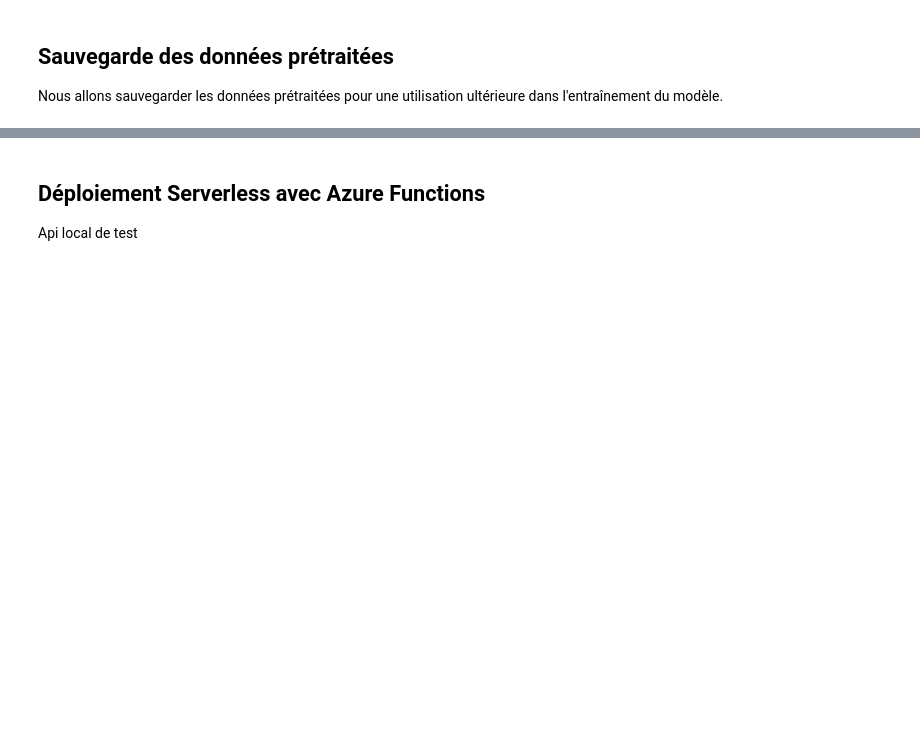
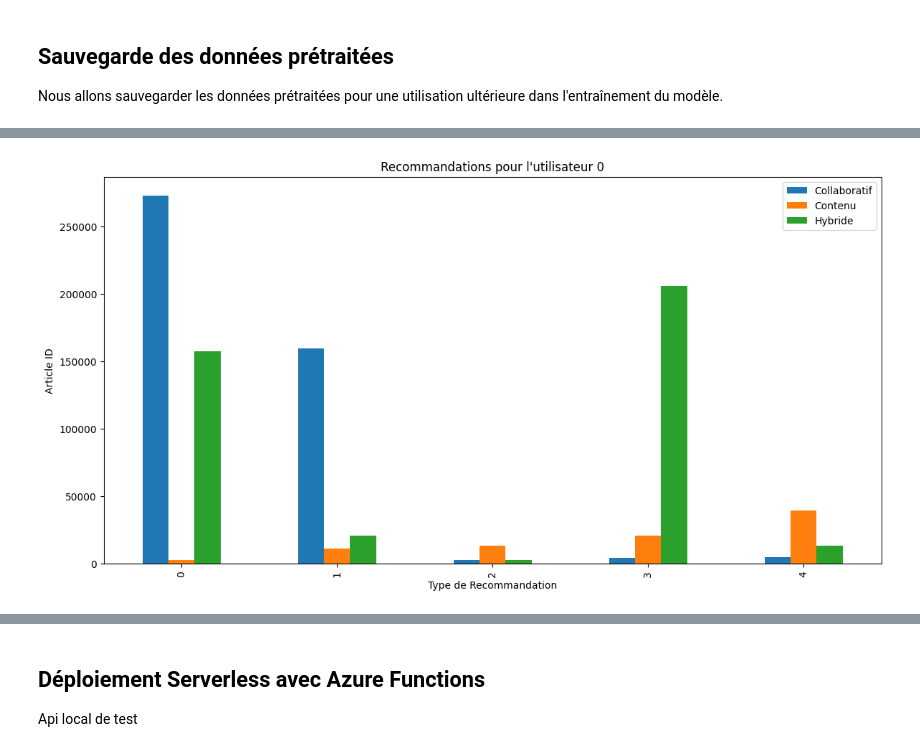
Before and after one commit to emiled107/09_Realiser_une_application_de_recommandation_de_contenu, a Jupyter notebook: notebooks/09_Realiser_une_application_de_recommandation_de_contenu.ipynb, the cells around one changed output, grey strips where cells are left out. Cells and saved outputs as stored; diff of their text form; code cells hidden in the pictures; blank space fills up the shorter version.

```diff
--- a/notebooks/09_Realiser_une_application_de_recommandation_de_contenu.ipynb
+++ b/notebooks/09_Realiser_une_application_de_recommandation_de_contenu.ipynb
@@ -192,20 +268,34 @@ analysis_results
 # %% [markdown]
 preapration des data
 # %%
-# Transformation des données
 # Encodage des variables catégorielles
-label_encoder = LabelEncoder()
-clicks_sample_df['user_id'] = label_encoder.fit_transform(clicks_sample_df['user_id'])
-clicks_sample_df['article_id'] = label_encoder.fit_transform(clicks_sample_df['article_id'])
+label_encoder_user = LabelEncoder()
+label_encoder_article = LabelEncoder()
+
+# Ajuster le LabelEncoder sur tous les articles présents dans les deux DataFrames
+all_articles = pd.concat([clicks_sample_df['click_article_id'], articles_metadata_df['article_id']]).unique()
+label_encoder_article.fit(all_articles)
+
+clicks_sample_df['user_id'] = label_encoder_user.fit_transform(clicks_sample_df['user_id'])
+clicks_sample_df['click_article_id'] = label_encoder_article.transform(clicks_sample_df['click_article_id'])
+articles_metadata_df['article_id'] = label_encoder_article.transform(articles_metadata_df['article_id'])
 
 # Normalisation ou standardisation si nécessaire (exemple ici non inclus)
 
 # Features basées sur le texte
+# Pour cet exemple, supposons que 'article_content' est une colonne contenant le contenu textuel des articles
+# Si 'article_content' n'existe pas, utilisez une colonne textuelle appropriée
+# articles_metadata_df['article_content'] = articles_metadata_df['title'] + " " + articles_metadata_df['description']
+
+# Ajout d'une colonne fictive 'article_content' pour l'exemple
+articles_metadata_df['article_content'] = articles_metadata_df['article_id'].astype(str)
+
 tfidf_vectorizer = TfidfVectorizer(max_features=100)
 tfidf_matrix = tfidf_vectorizer.fit_transform(articles_metadata_df['article_content'])
 
 # Construction des matrices utilisateur-article
-user_article_matrix = clicks_sample_df.pivot(index='user_id', columns='article_id', values='interaction')
+clicks_sample_df['interaction'] = 1  # Ajouter une colonne d'interaction binaire
+user_article_matrix = clicks_sample_df.pivot(index='user_id', columns='click_article_id', values='interaction')
 user_article_matrix.fillna(0, inplace=True)
 
 # Sauvegarde des matrices pour une utilisation ultérieure
@@ -515,0 +613,20 @@ print("Modèles et données préparées sauvegardés.")
+# %%
+# user_id_example est l'identifiant de l'utilisateur pour lequel nous voulons afficher les recommandations
+collaborative_recommendations = recommend_articles_article_based(article_user_matrix.columns[0], num_recommendations=5)
+content_recommendations = recommend_articles_content_based(articles_metadata_df['article_id'].iloc[0], num_recommendations=5)
+hybrid_recommendations = hybrid_recommendation(user_id_example, num_recommendations=5)
+
+# Créer un DataFrame pour les recommandations
+recommendations_df = pd.DataFrame({
+    'Collaboratif': collaborative_recommendations,
+    'Contenu': content_recommendations,
+    'Hybride': hybrid_recommendations
+})
+
+recommendations_df.plot(kind='bar', figsize=(14, 7))
+plt.xlabel('Type de Recommandation')
+plt.ylabel('Article ID')
+plt.title(f'Recommandations pour l\'utilisateur {user_id_example}')
+plt.show()
+# %% [output]
+[figure, added]
```
Also changed, not shown: parts of 25 cells of this notebook, 11 other files.
